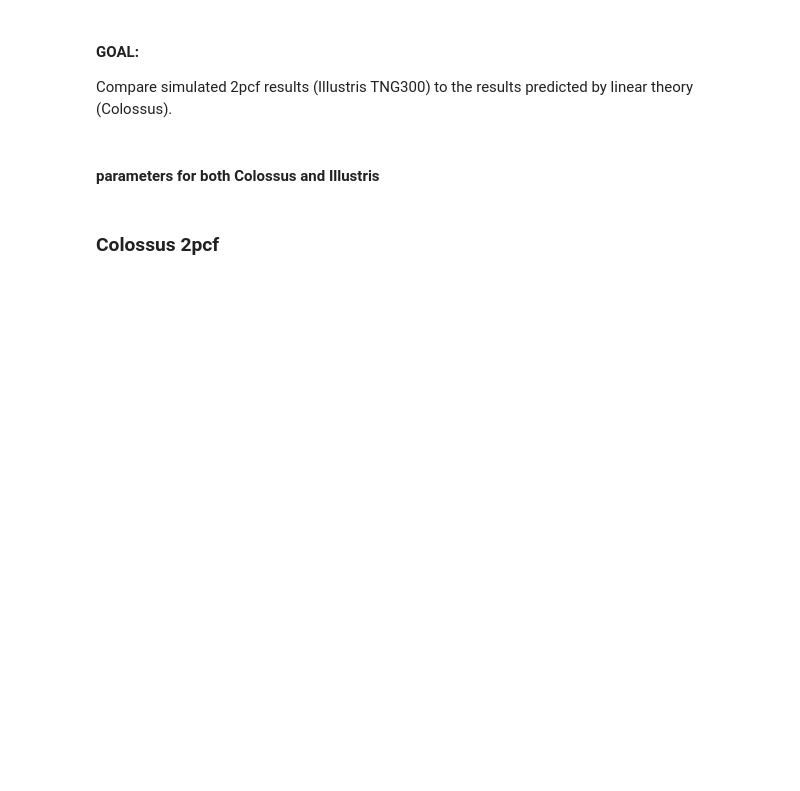
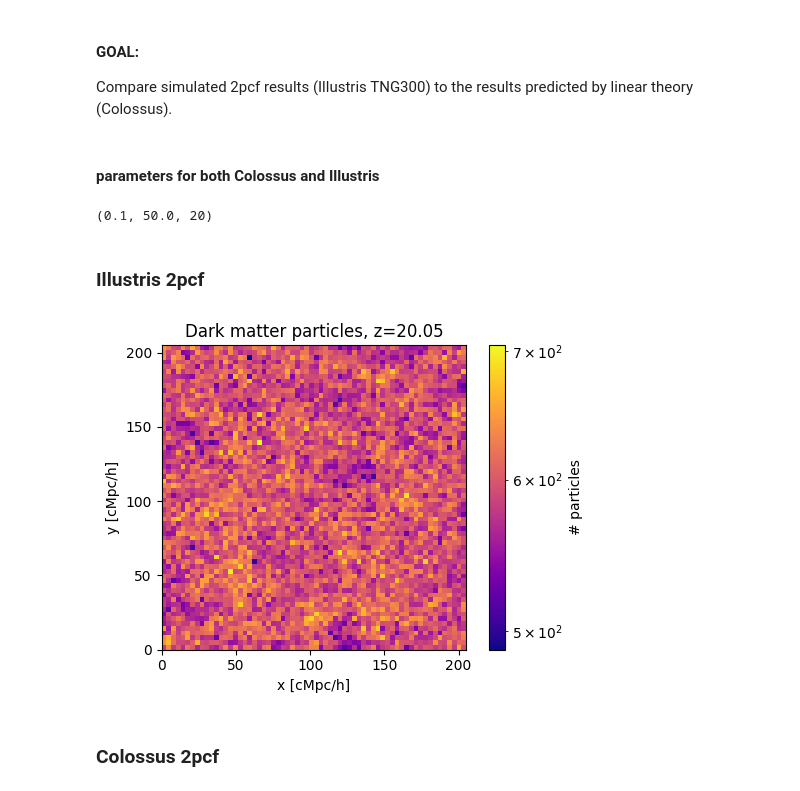
Before and after one commit to abbyw24/small-scale_cross-corrs, a Jupyter notebook: notebooks/colossus_2pcf_TNG300_8-6-23.ipynb, the cells around one changed output. Cells and saved outputs as stored; diff of their text form; code cells hidden in the pictures; blank space fills up the shorter version.

```diff
--- a/notebooks/colossus_2pcf_TNG300_8-6-23.ipynb
+++ b/notebooks/colossus_2pcf_TNG300_8-6-23.ipynb
@@ -8,6 +8,7 @@
 Compare simulated 2pcf results (Illustris TNG300) to the results predicted by linear theory (Colossus).
 # %%
 # key directories
+scratch = '/scratch/08811/aew492/small-scale_cross-corrs'
 work = '/work/08811/aew492/ls6/small-scale_cross-corrs'
 # %%
 import numpy as np
@@ -24,14 +25,16 @@ from illustris_sim import IllustrisSim
 import tools
 # %% [markdown]
 #### parameters for both Colossus and Illustris
-# %%
-# redshift
-redshift = 20.05
-# separation values
-rmin = 0.1
-rmax = 50.
-nbins = 20
-# log bins
-rbins = np.logspace(np.log10(rmin), np.log10(rmax), nbins+1)
-# center of each bin (does this work like this in log?)
-ravg = 0.5*(rbins[1:]+rbins[:-1])
+# %%
+redshifts = [20.05, 10., 5., 0.]
+# load in computed xi from Illustris
+il_results = {}
+for redshift in redshifts:
+    result = np.load(os.path.join(scratch, f'xi/xi_TNG300-3_z-{redshift:.2f}_nx-100.npy'), allow_pickle=True)
+    il_results[redshift] = result.item()
+# %%
+res = il_results[0]
+ravg, rmin, rmax, nbins = res['ravg'], res['rmin'], res['rmax'], res['nbins']
+rmin, rmax, nbins
+# %% [output]
+(0.1, 50.0, 20)
@@ -38,3 +46,24 @@ ravg = 0.5*(rbins[1:]+rbins[:-1])
+# %% [markdown]
+### Illustris 2pcf
+# %%
+# check out one data set
+z = 20.05
+dm_pos = il_results[z]['dm_pos']
+fig, ax = plt.subplots(figsize=(5.5,4))
+_, _, _, im = ax.hist2d(dm_pos[:,0], dm_pos[:,1], cmap='plasma', norm=mpl.colors.LogNorm(), bins=64)
+ax.set_xlim([0,205])
+ax.set_ylim([0,205])
+ticks = np.linspace(0, 200, 5)
+ax.set_xticks(ticks)
+ax.set_yticks(ticks)
+ax.set_aspect('equal')
+ax.set_xlabel('x [cMpc/h]')
+ax.set_ylabel('y [cMpc/h]')
+fig.colorbar(im, ax=ax, label='# particles')
+ax.set_title(f'Dark matter particles, z={z}')
+fig.tight_layout()
+# %% [output]
+[figure, added]
 # %% [markdown]
 ### Colossus 2pcf
 # %%
```
Also changed, not shown: parts of 18 cells of this notebook, 2 other files.
